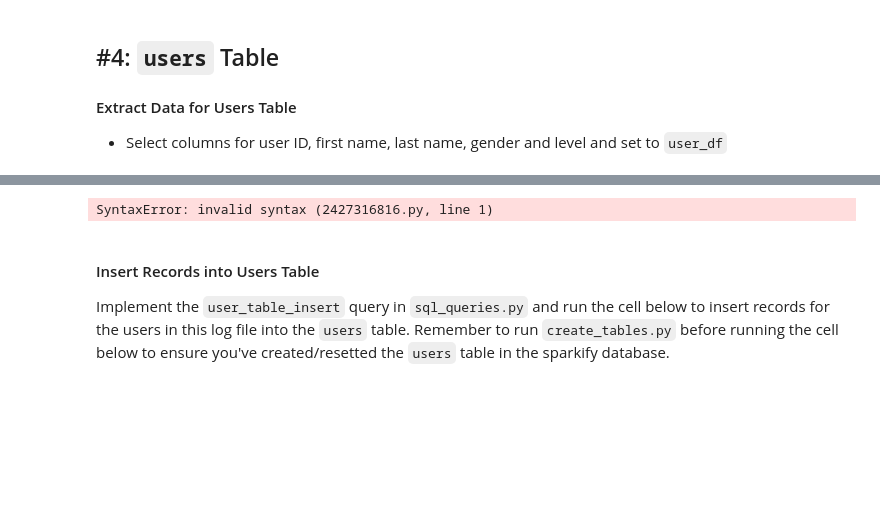
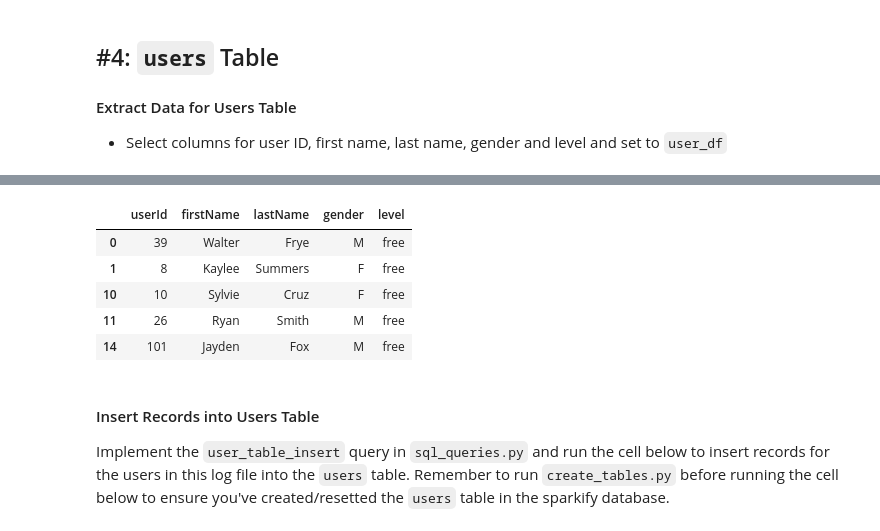
Before and after one commit to Ashmaawyy/Data-Modeling-with-Postgres, a Jupyter notebook: etl.ipynb, the cells around one changed output, grey strips where cells are left out. Saved outputs shown, nothing was run; the diff lists cells and outputs as text; code cells hidden in the pictures; blank space fills up the shorter version.

Commit message:
user table is done : )

```diff
--- a/etl.ipynb
+++ b/etl.ipynb
@@ -218,7 +238,15 @@ Run `test.ipynb` to see if you've successfully added records to this table.
+# %%
+user_df = logs_df.iloc[:, [17, 2, 5, 3, 7]]
+user_df = user_df.drop_duplicates()
 # %%
-user_df =
+user_df.head(10)
 # %% [output]
-SyntaxError: invalid syntax (2427316816.py, line 1)
+|  | userId | firstName | lastName | gender | level |
+| 0 | 39 | Walter | Frye | M | free |
+| 1 | 8 | Kaylee | Summers | F | free |
+| 10 | 10 | Sylvie | Cruz | F | free |
+| 11 | 26 | Ryan | Smith | M | free |
+| 14 | 101 | Jayden | Fox | M | free |
 # %% [markdown]
 #### Insert Records into Users Table
 Implement the `user_table_insert` query in `sql_queries.py` and run the cell below to insert records for the users in this log file into the `users` table. Remember to run `create_tables.py` before running the cell below to ensure you've created/resetted the `users` table in the sparkify database.
```
Also changed, not shown: parts of 3 cells of this notebook, 1 other file.
